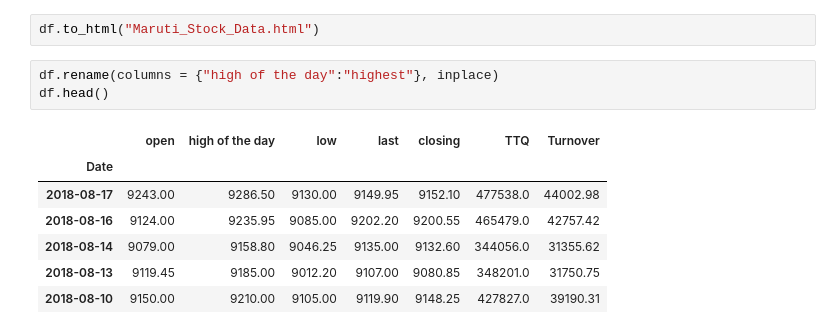
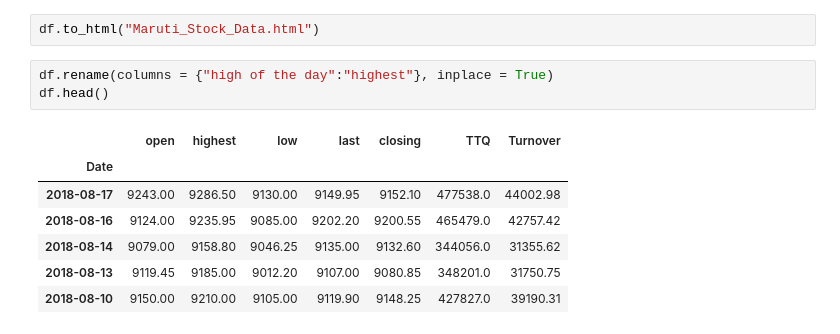
Before and after one commit to anurag19997/Sentdex-Practice, a Jupyter notebook: Pandas IO.ipynb, the cells around one changed output. Saved outputs shown, nothing was run; the diff lists cells and outputs as text.

Commit message:
Changed the column name to highest

```diff
--- a/Pandas IO.ipynb
+++ b/Pandas IO.ipynb
@@ -148,10 +148,10 @@ df.head()
 # %%
 df.to_html("Maruti_Stock_Data.html")
 # %%
-df.rename(columns = {"high of the day":"highest"}, inplace)
+df.rename(columns = {"high of the day":"highest"}, inplace = True)
 df.head()
 # %% [output]
-|  | open | high of the day | low | last | closing | TTQ | Turnover |
+|  | open | highest | low | last | closing | TTQ | Turnover |
 | Date |  |  |  |  |  |  |  |
 | 2018-08-17 | 9243.00 | 9286.50 | 9130.00 | 9149.95 | 9152.10 | 477538.0 | 44002.98 |
 | 2018-08-16 | 9124.00 | 9235.95 | 9085.00 | 9202.20 | 9200.55 | 465479.0 | 42757.42 |
```
